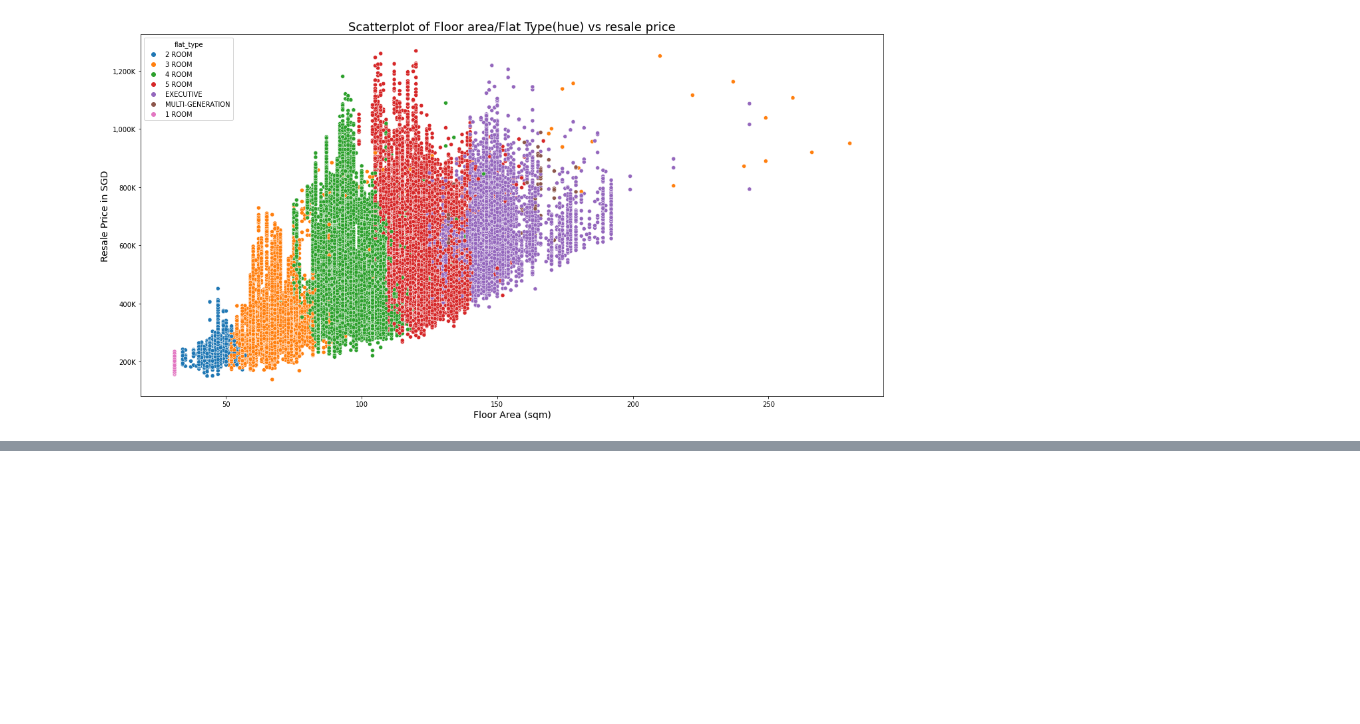
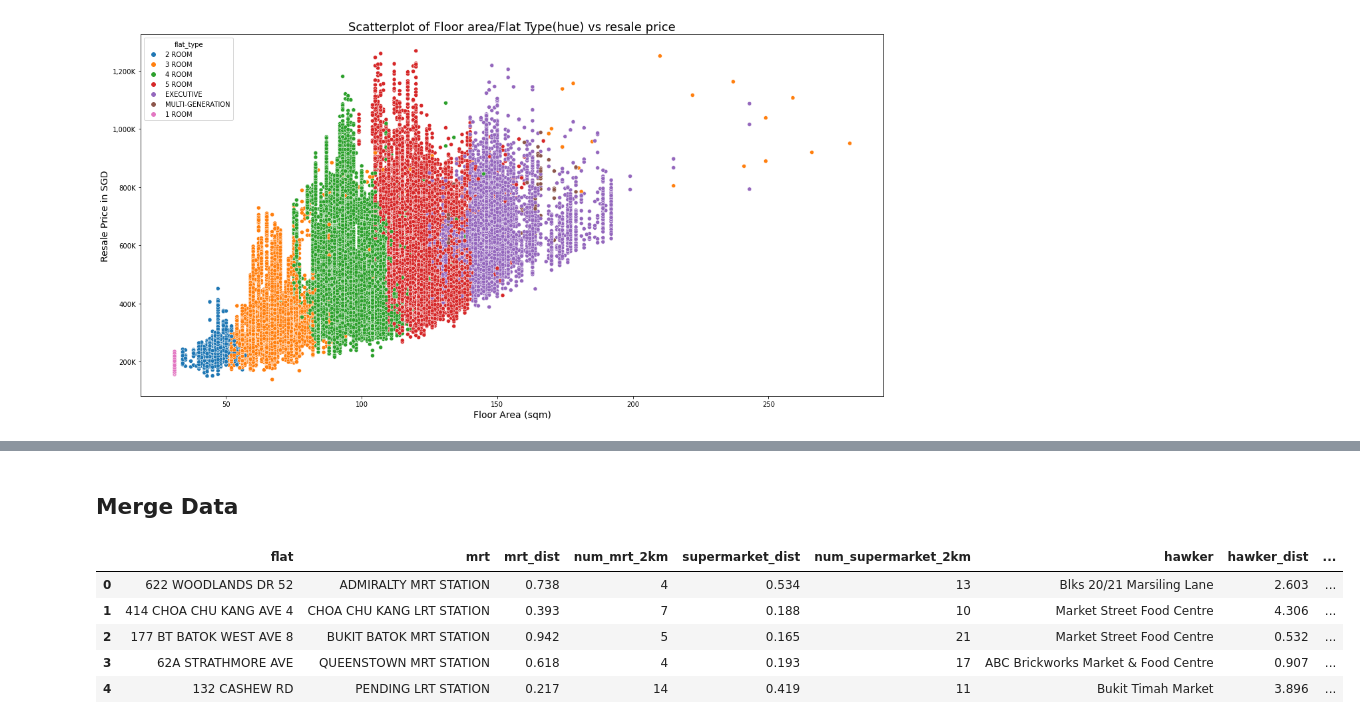
Before and after one commit to kohjw25/HDB-resale-prices-10-year, a Jupyter notebook: HDB resale prices in Singapore (EDA and Viz).ipynb, the cells around one changed output, grey strips where cells are left out. Saved outputs shown, nothing was run; the diff lists cells and outputs as text; code cells hidden in the pictures; blank space fills up the shorter version.

```diff
--- a/HDB resale prices in Singapore (EDA and Viz).ipynb
+++ b/HDB resale prices in Singapore (EDA and Viz).ipynb
@@ -255,0 +511,5 @@ plt.show()
+# %%
+nearest_hawker = find_nearest(flat_coord, hawker)
+flat_hawker = pd.DataFrame.from_dict(nearest_hawker).T
+flat_hawker = flat_hawker.rename(columns={0: 'flat', 1: 'hawker', 2: 'hawker_dist', 3: 'num_hawker_2km'}).reset_index().drop('index', axis=1)
+flat_hawker.head()
@@ -255,0 +551,4 @@ plt.show()
+# %%
+school = pd.read_csv('school_coordinates.csv')
+school = school[['address','LATITUDE','LONGITUDE']]
+school.head()
@@ -255,0 +562,5 @@ plt.show()
+# %%
+nearest_school = find_nearest(flat_coord, school)
+flat_school = pd.DataFrame.from_dict(nearest_school).T
+flat_school = flat_school.rename(columns={0: 'flat', 1: 'school', 2: 'school_dist', 3: 'num_school_2km'}).reset_index().drop('index', axis=1)
+flat_school.head()
@@ -255,0 +574,15 @@ plt.show()
+# %% [markdown]
+## Merge Data
+# %%
+flat_amenities = flat_mrt.merge(flat_supermarket, on='flat', how='outer')
+flat_amenities = flat_amenities.merge(flat_hawker, on='flat', how='outer')
+flat_amenities = flat_amenities.merge(flat_school, on='flat', how='outer')
+# %%
+flat_amenities.head()
+# %% [output]
+|  | flat | mrt | mrt_dist | num_mrt_2km | supermarket_dist | num_supermarket_2km | hawker | hawker_dist | ... |
+| 0 | 622 WOODLANDS DR 52 | ADMIRALTY MRT STATION | 0.738 | 4 | 0.534 | 13 | Blks 20/21 Marsiling Lane | 2.603 | ... |
+| 1 | 414 CHOA CHU KANG AVE 4 | CHOA CHU KANG LRT STATION | 0.393 | 7 | 0.188 | 10 | Market Street Food Centre | 4.306 | ... |
+| 2 | 177 BT BATOK WEST AVE 8 | BUKIT BATOK MRT STATION | 0.942 | 5 | 0.165 | 21 | Market Street Food Centre | 0.532 | ... |
+| 3 | 62A STRATHMORE AVE | QUEENSTOWN MRT STATION | 0.618 | 4 | 0.193 | 17 | ABC Brickworks Market & Food Centre | 0.907 | ... |
+| 4 | 132 CASHEW RD | PENDING LRT STATION | 0.217 | 14 | 0.419 | 11 | Bukit Timah Market | 3.896 | ... |
```
Also changed, not shown: parts of 69 cells of this notebook, 8 other files.
